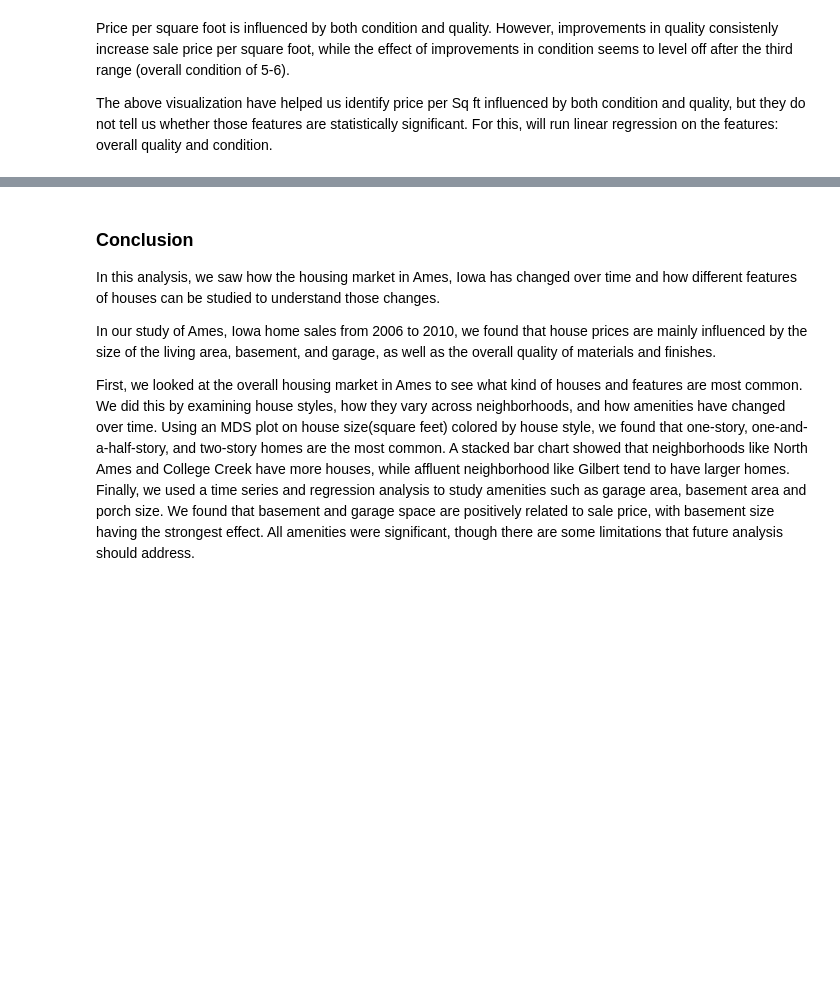
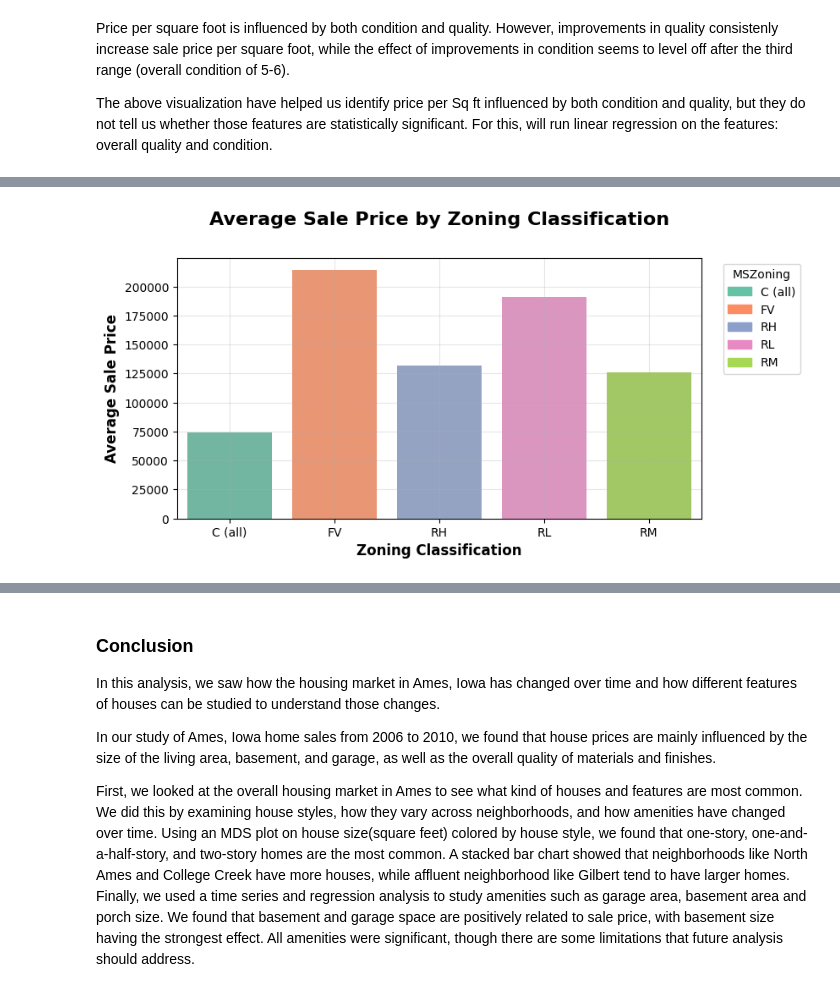
Before and after one commit to annugit1655/Real-Estate-Price-Prediction, a Jupyter notebook: Real-Estate-Price-Prediction/notebooks/EDA-house-part-1.ipynb, the cells around one changed output, grey strips where cells are left out. Saved outputs shown, nothing was run; the diff lists cells and outputs as text; code cells hidden in the pictures; blank space fills up the shorter version.

Commit message:
zoning_analysis

```diff
--- a/Real-Estate-Price-Prediction/notebooks/EDA-house-part-1.ipynb
+++ b/Real-Estate-Price-Prediction/notebooks/EDA-house-part-1.ipynb
@@ -1396,0 +1413,19 @@ The density plots and the linear model results tell the same story. The linear m
+# %%
+avg_prices = new_df.groupby('MSZoning')['SalePrice'].mean().reset_index()
+
+# Plot with colors and legend
+plt.figure(figsize=(8,4))
+sns.barplot(data=avg_prices, x='MSZoning', y='SalePrice', palette='Set2')
+
+# Add legend manually
+handles = [plt.Rectangle((0,0),1,1, color=color)
+           for color in sns.color_palette('Set2', len(avg_prices))]
+plt.legend(handles, avg_prices['MSZoning'], title='MSZoning', loc='upper right', bbox_to_anchor=(1.20, 1))
+
+plt.title('Average Sale Price by Zoning Classification', fontsize=16, fontweight='bold', y=1.10)
+plt.ylabel('Average Sale Price', fontsize=12, fontweight='bold')
+plt.xlabel('Zoning Classification', fontsize=12, fontweight='bold')
+plt.grid(True, alpha=0.3)
+plt.show()
+# %% [output]
+[figure, added]
```
Also changed, not shown: parts of 12 cells of this notebook.
